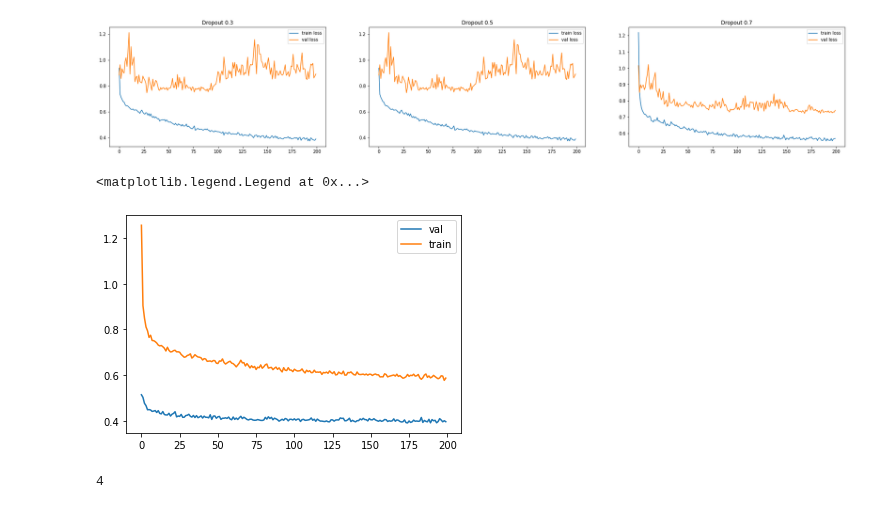
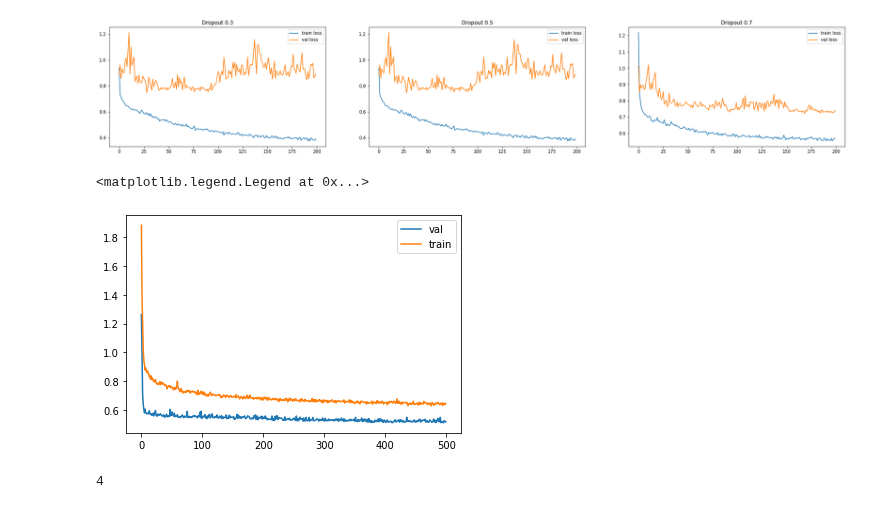
Before and after one commit to SimonFalk/beyondPianoRoll, a Jupyter notebook: cnn-analysis.ipynb, the cells around one changed output. Drawn from its saved outputs; the diff is of its cells as text; code cells hidden in the pictures.

Commit message:
epoch-wise evaluation with different dropout rates

```diff
--- a/cnn-analysis.ipynb
+++ b/cnn-analysis.ipynb
@@ -57,13 +59,14 @@ for ax, h_path, name in zip(axs, h_paths, names):
 # %% [output]
 [figure]
 # %%
-with open("results/cnn-training-221108/fold_0_full-0.001-200eps-standard-trainable-noextend-dropout0.7_history.pickle", "rb") as f:
+# View training history
+with open("results/cnn-training-221210/fold_4_sa_ir_strat-0.001-500eps-standard-trainable-noextend-dropout0.8_history.pickle", "rb") as f:
     history = pickle.load(f)
 #print(np.ediff1d(history["val_wbce"])>0)
 plt.plot(history["val_wbce"])
 plt.plot(history["wbce"])
 plt.legend(["val", "train"])
 # %% [output]
 <matplotlib.legend.Legend at 0x...>
-[figure, old version]
+[figure, new version]
 # %%
```
Also changed, not shown: parts of 20 cells of this notebook.
